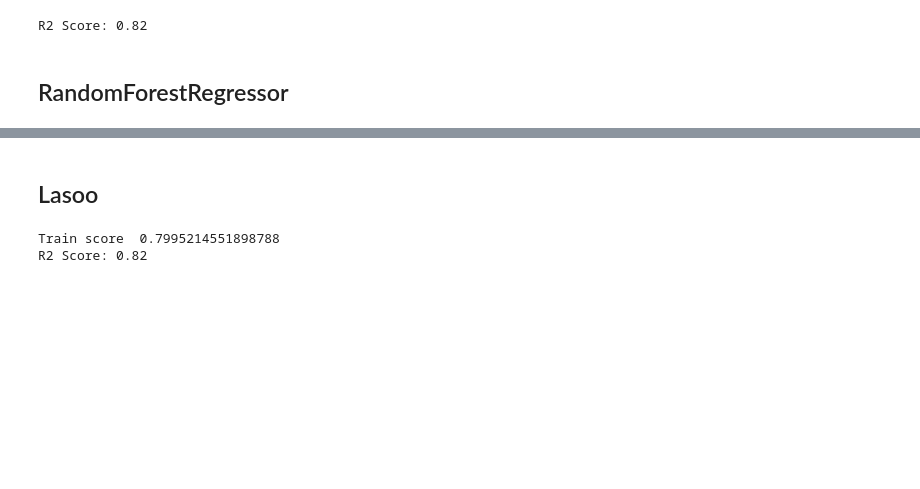
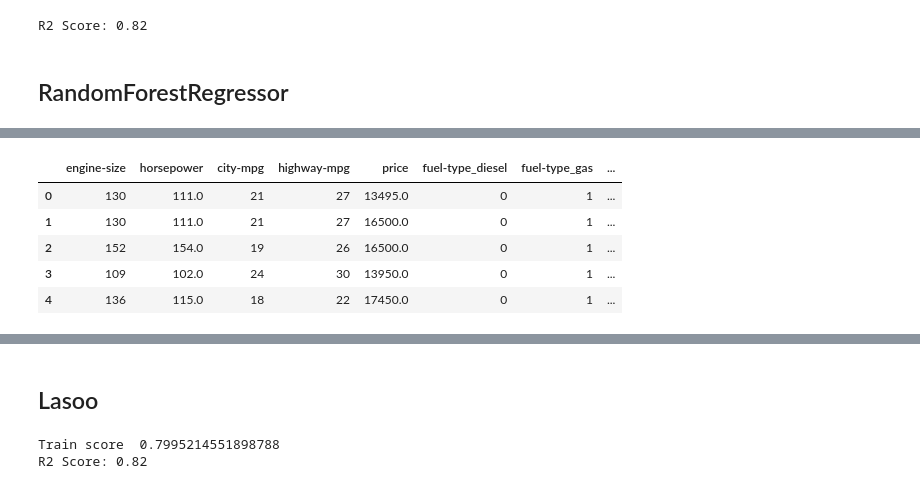
Before and after one commit to srikanthpragada/DS_11_NOV_2019, a Jupyter notebook: car/price_finder_models.ipynb, the cells around one changed output, grey strips where cells are left out. Cells and saved outputs as stored; diff of their text form; code cells hidden in the pictures; blank space fills up the shorter version.

```diff
--- a/car/price_finder_models.ipynb
+++ b/car/price_finder_models.ipynb
@@ -180,2 +180,4 @@ sns.lineplot( y = y_pred, x = X_test.index, label="Predicted")
+# %%
+cars = pd.read_csv("final_cars.csv")
 # %%
 from sklearn.linear_model import SGDRegressor
@@ -188,0 +184,9 @@ SGDRegressor(alpha=0.0001, average=False, early_stopping=False, epsilon=0.1,
+# %%
+cars.head()
+# %% [output]
+|  | engine-size | horsepower | city-mpg | highway-mpg | price | fuel-type_diesel | fuel-type_gas | ... |
+| 0 | 130 | 111.0 | 21 | 27 | 13495.0 | 0 | 1 | ... |
+| 1 | 130 | 111.0 | 21 | 27 | 16500.0 | 0 | 1 | ... |
+| 2 | 152 | 154.0 | 19 | 26 | 16500.0 | 0 | 1 | ... |
+| 3 | 109 | 102.0 | 24 | 30 | 13950.0 | 0 | 1 | ... |
+| 4 | 136 | 115.0 | 18 | 22 | 17450.0 | 0 | 1 | ... |
```
Also changed, not shown: parts of 9 cells of this notebook, 1 other file.
